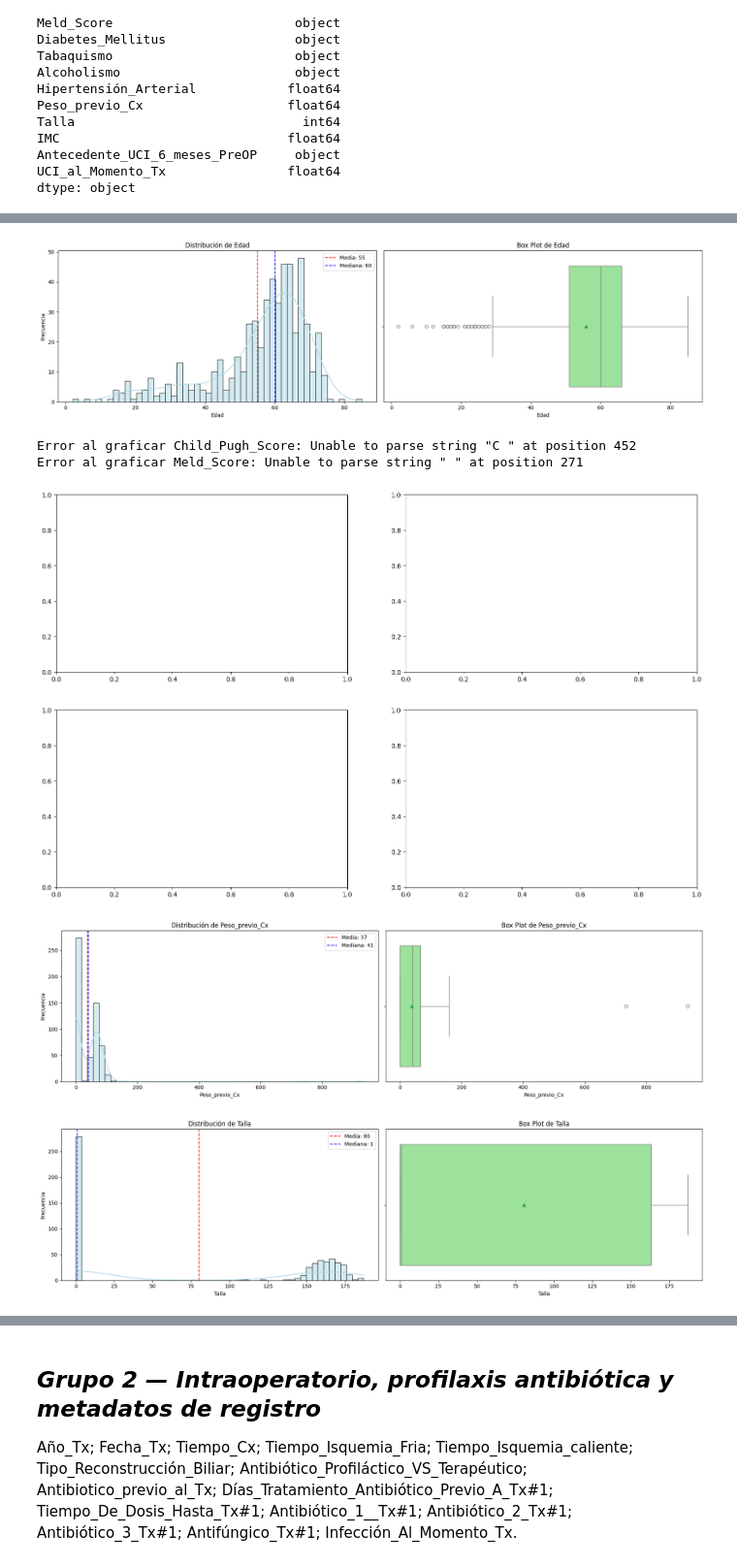
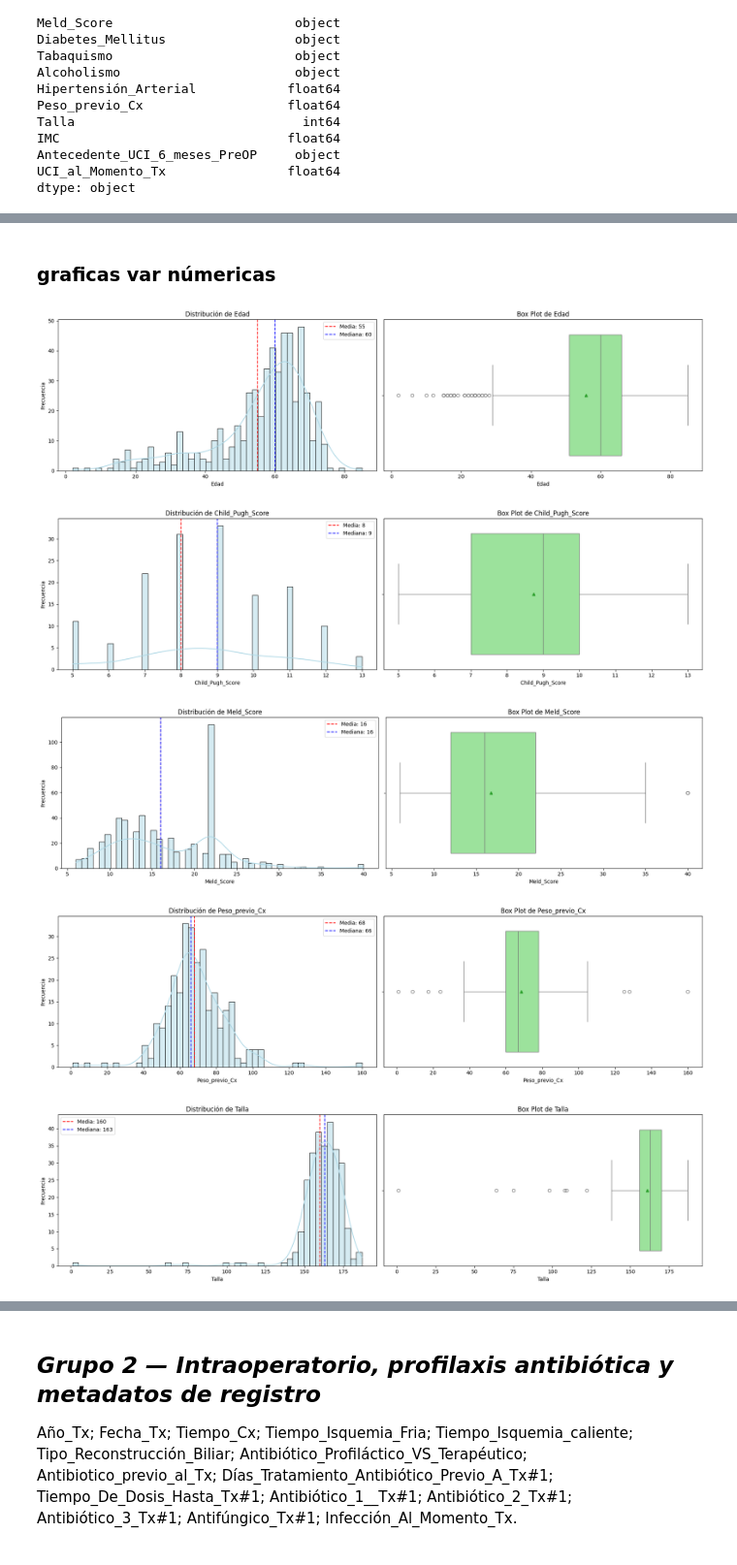
Before and after one commit to maperezp/Proyecto-CDA, a Jupyter notebook: src/proyecto_E1.ipynb, the cells around one changed output, grey strips where cells are left out. Shown at 97% size. Cells and saved outputs as stored; diff of their text form; code cells hidden in the pictures.

```diff
--- a/src/proyecto_E1.ipynb
+++ b/src/proyecto_E1.ipynb
@@ -466,0 +574,7 @@ dtype: object
+# %%
+talla = df["Talla"].copy()
+# crear máscara para valores válidos, 0 cm no tiene sentido
+mask_valid = talla.between(1, 272)
+# mapear a np.nan los valores inválidos
+score_valid = talla.where(mask_valid, other=np.nan)
+df_clean["Talla"] = score_valid
@@ -466,0 +599,7 @@ dtype: object
+# %%
+imc_calculated = df_clean["Peso_previo_Cx"] / ( (df_clean["Talla"]/100) **2 )
+# crear máscara para valores válidos, 0 cm no tiene sentido
+mask_valid = imc_calculated.between(10, 80)
+# mapear a np.nan los valores inválidos
+imc_valid = imc_calculated.where(mask_valid, other=np.nan)
+df_clean["IMC"] = imc_valid
@@ -466,0 +630,17 @@ dtype: object
+# %%
+score = df["Child_Pugh_Score"].astype(str).str.strip()
+mask_cat = score.isin(['A', 'B', 'C'])
+
+# Asegura numérico (por si hay strings)
+score_num = pd.to_numeric(score, errors="coerce")
+mask_valid = score_num.between(5, 15)
+# mapear a -1 los valores inválidos
+score_valid = score_num.where(mask_valid, other=np.nan)
+
+# Crea categorías: A=5–6, B=7–9, C=10–15
+labels = ["A", "B", "C"]
+score_cat = pd.cut(score_valid , bins=[-np.inf, 6, 9, 15], labels=labels, include_lowest=True)
+score_cat.loc[mask_cat] = score.loc[mask_cat]
+
+df_clean["Child_Pugh_Score"] = score_valid
+df_clean["Child_Pugh_Score_Cat"] = score_cat
@@ -466,0 +669,5 @@ dtype: object
+# %%
+meld_score = df["Meld_Score"].astype(str).str.strip()
+meld_score_num = pd.to_numeric(meld_score, errors="coerce")
+meld_score_valid = meld_score_num.where(meld_score_num.between(6, 40), other=np.nan)
+df_clean["Meld_Score"] = meld_score_valid
@@ -467,16 +694,16 @@ dtype: object
+# %% [markdown]
+### graficas var númericas
 # %%
 num_vars = ["Edad","Child_Pugh_Score", "Meld_Score", "Peso_previo_Cx", "Talla", "IMC"]
 # %%
 for var in num_vars:
     try:
-        graficar_var_numerica(df, var)
+        graficar_var_numerica(df_clean, var)
     except Exception as e:
         print(f"Error al graficar {var}: {e}")
 # %% [output]
 [figure]
-Error al graficar Child_Pugh_Score: Unable to parse string "C " at position 452
-Error al graficar Meld_Score: Unable to parse string " " at position 271
-[figure, old version]
+[figure, new version]
-[figure, old version]
+[figure, new version]
-[figure, old version]
+[figure, new version]
-[figure, old version]
+[figure, new version]
```
Also changed, not shown: parts of 105 cells of this notebook.
